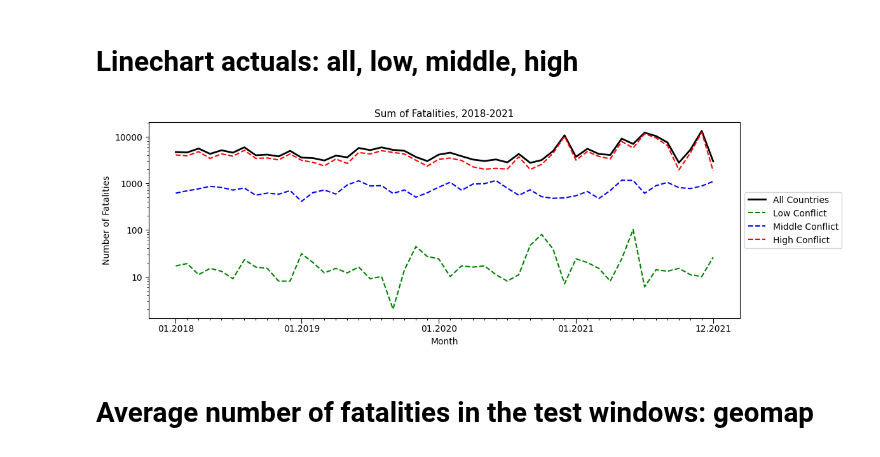
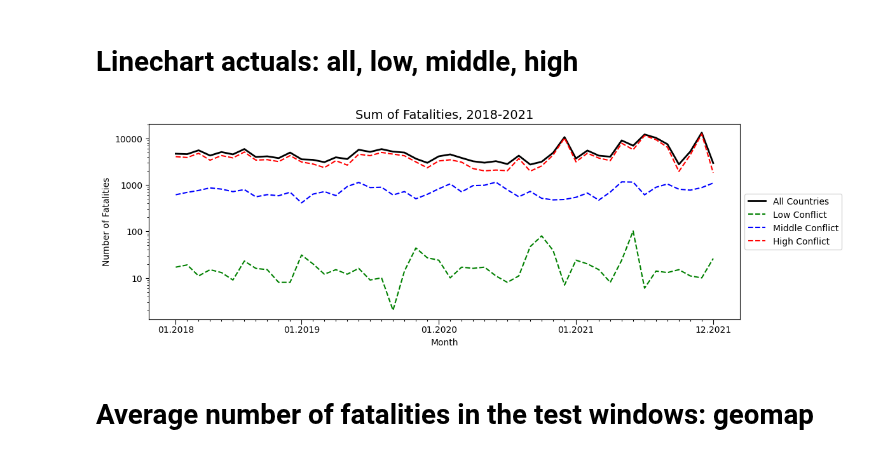
Before and after one commit to toboden/ConflictPredProbabilistic, a Jupyter notebook: plots_model_comp/dataset_description.ipynb, the cells around one changed output. Saved outputs shown, nothing was run; the diff lists cells and outputs as text; code cells hidden in the pictures.

```diff
--- a/plots_model_comp/dataset_description.ipynb
+++ b/plots_model_comp/dataset_description.ipynb
@@ -427,35 +502,35 @@ for i in range(len(testwindow_months)):
     if i in january_list:
         custom_labels.append(january[j])
         j += 1
     else:
         custom_labels.append('')
 
 plt.xticks(custom_ticks, custom_labels)
 
 # Mache bestimmte Ticks dicker
 for i, tick in enumerate(plt.gca().xaxis.get_major_ticks()):
     if i in january_list:
         #tick.label1.set_fontsize(14)  # Setze die Dicke der gewünschten Ticks
         tick.tick1line.set_markersize(6)  # Ändert die Länge der Ticks
         tick.label1.set_verticalalignment('top')
     else:
         tick.tick1line.set_markersize(2)
 
 custom_y_ticks = [10,100,1000,10000]
 custom_y_labels = ['10', '100', '1000', '10000']
 plt.yticks(custom_y_ticks,custom_y_labels)
 
 plt.xlabel('Month')
 plt.ylabel('Number of Fatalities')
 
-plt.title('Sum of Fatalities, 2018-2021', fontsize=11, y=1) # Benchmark  NB   Hurdle   Neural Net
+plt.title('Sum of Fatalities, 2018-2021', fontsize=14, y=1) # Benchmark  NB   Hurdle   Neural Net
 # Fasse die Quantile zu einem Eintrag in der Legende zusammen und platziere sie rechts
 plt.legend(loc='center left', bbox_to_anchor=(1, 0.5))
 
 # Zeige das Diagramm
 plt.show()
 # %% [output]
-[figure, old version]
+[figure, new version]
 # %% [markdown]
 # Average number of fatalities in the test windows: geomap
 # %%
```
Also changed, not shown: parts of 12 cells of this notebook, 1 other file.
